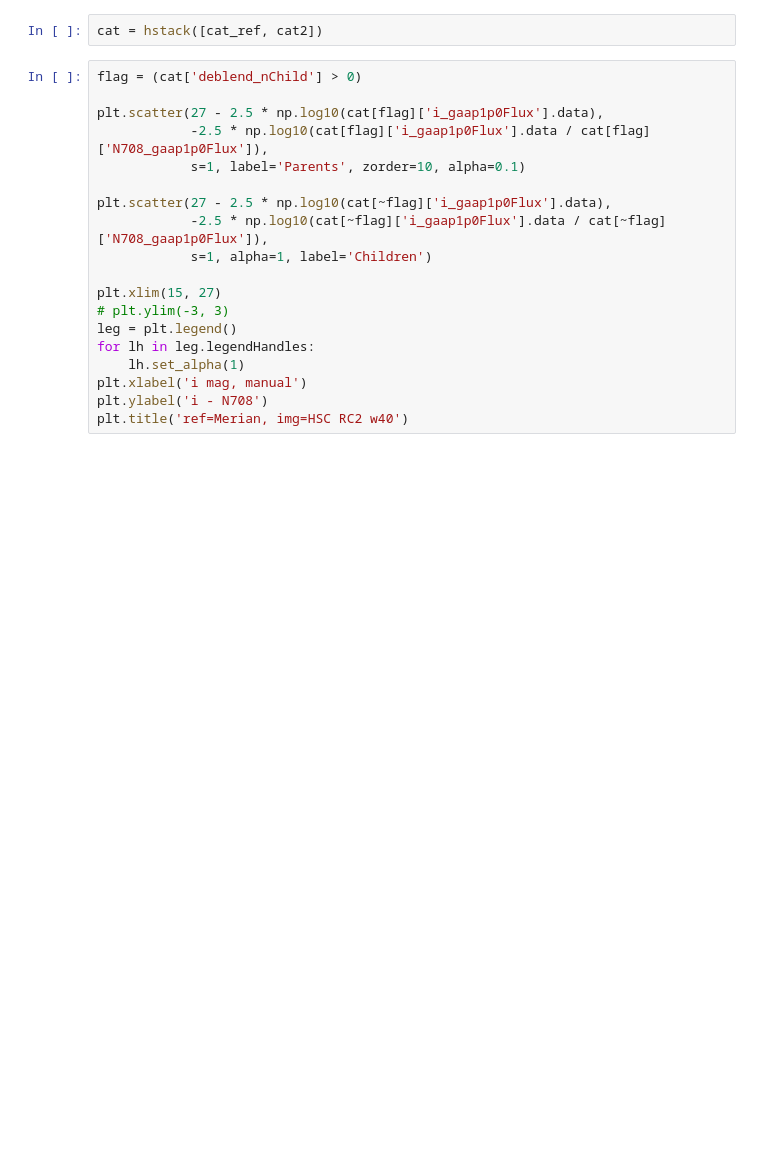
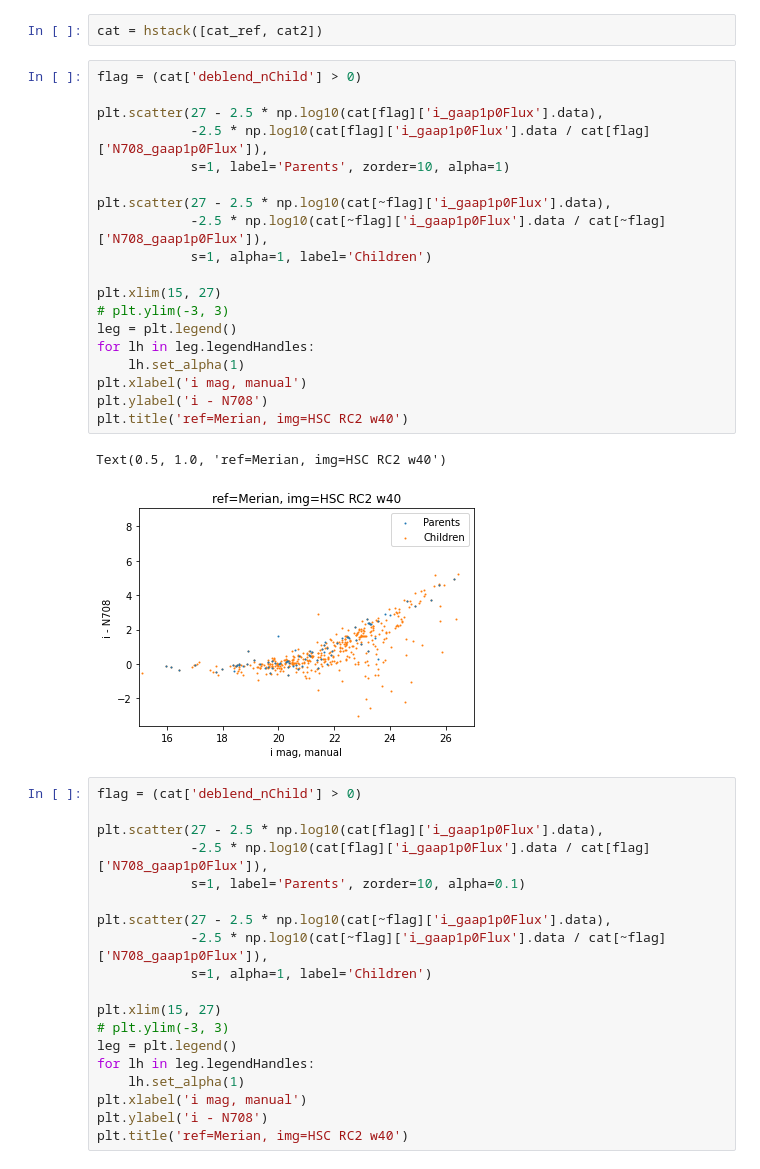
Before and after one commit to MerianSurvey/lambo, a Jupyter notebook: notebooks/hsc_gaap/S20A_gaap_pipe.ipynb, the cells around one changed output. Saved outputs shown, nothing was run; the diff lists cells and outputs as text; blank space fills up the shorter version.

```diff
--- a/notebooks/hsc_gaap/S20A_gaap_pipe.ipynb
+++ b/notebooks/hsc_gaap/S20A_gaap_pipe.ipynb
@@ -145,6 +152,28 @@ cat2.remove_columns(['id', 'coord_ra', 'coord_dec'])
 cat_ref = joinMerianCatPatches([23])[:15000]
 # %%
 cat = hstack([cat_ref, cat2])
+# %%
+flag = (cat['deblend_nChild'] > 0)
+
+plt.scatter(27 - 2.5 * np.log10(cat[flag]['i_gaap1p0Flux'].data),
+            -2.5 * np.log10(cat[flag]['i_gaap1p0Flux'].data / cat[flag]['N708_gaap1p0Flux']),
+            s=1, label='Parents', zorder=10, alpha=1)
+
+plt.scatter(27 - 2.5 * np.log10(cat[~flag]['i_gaap1p0Flux'].data),
+            -2.5 * np.log10(cat[~flag]['i_gaap1p0Flux'].data / cat[~flag]['N708_gaap1p0Flux']),
+            s=1, alpha=1, label='Children')
+
+plt.xlim(15, 27)
+# plt.ylim(-3, 3)
+leg = plt.legend()
+for lh in leg.legendHandles:
+    lh.set_alpha(1)
+plt.xlabel('i mag, manual')
+plt.ylabel('i - N708')
+plt.title('ref=Merian, img=HSC RC2 w40')
+# %% [output]
+Text(0.5, 1.0, 'ref=Merian, img=HSC RC2 w40')
+[figure, added]
 # %%
 flag = (cat['deblend_nChild'] > 0)
 
```
Also changed, not shown: parts of 9 cells of this notebook, 4 other files.
